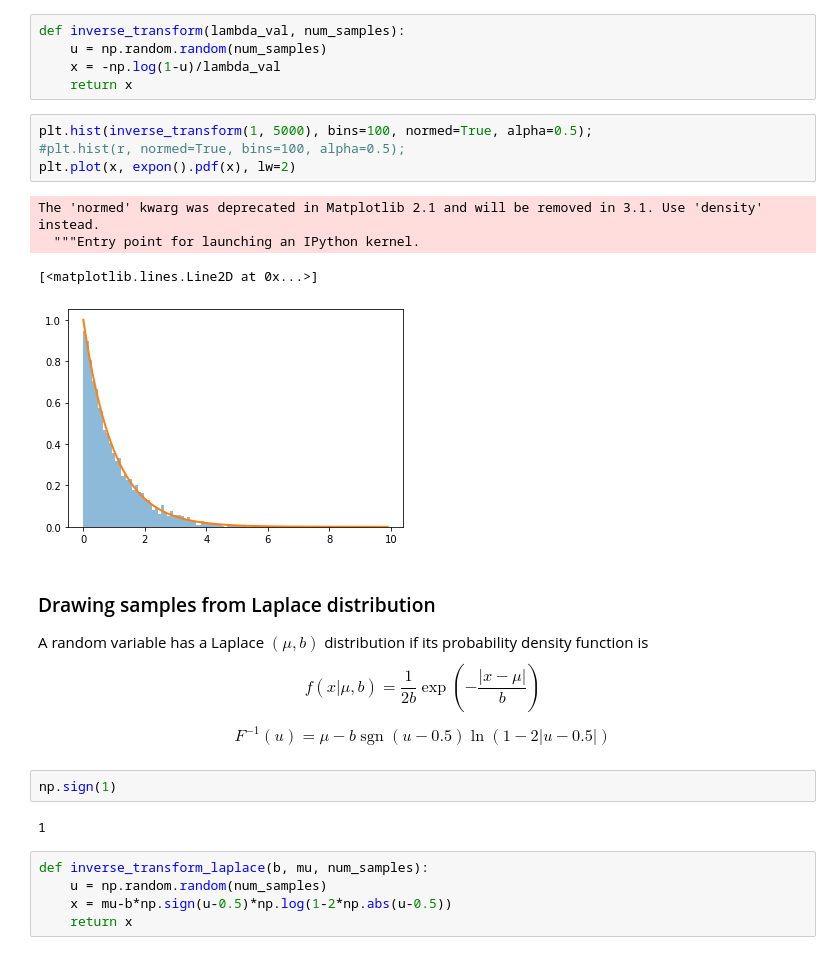
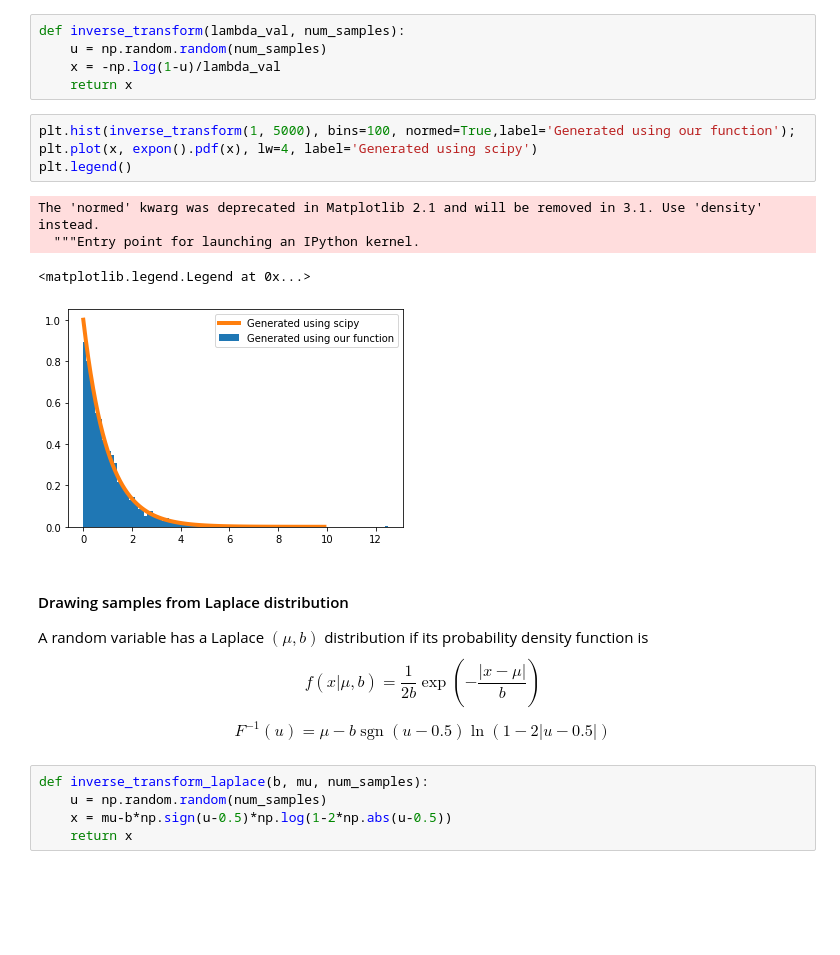
Before and after one commit to utsav4489/blog, a Jupyter notebook: _notebooks/2020-04-16-inverse-transform.ipynb, the cells around one changed output. Cells and saved outputs as stored; diff of their text form; blank space fills up the shorter version.

```diff
--- a/_notebooks/2020-04-16-inverse-transform.ipynb
+++ b/_notebooks/2020-04-16-inverse-transform.ipynb
@@ -108,16 +137,16 @@ def inverse_transform(lambda_val, num_samples):
     x = -np.log(1-u)/lambda_val
     return x
 # %%
-plt.hist(inverse_transform(1, 5000), bins=100, normed=True, alpha=0.5);
-#plt.hist(r, normed=True, bins=100, alpha=0.5);
-plt.plot(x, expon().pdf(x), lw=2)
+plt.hist(inverse_transform(1, 5000), bins=100, normed=True,label='Generated using our function');
+plt.plot(x, expon().pdf(x), lw=4, label='Generated using scipy')
+plt.legend()
 # %% [output]
 The 'normed' kwarg was deprecated in Matplotlib 2.1 and will be removed in 3.1. Use 'density' instead.
   """Entry point for launching an IPython kernel.
-[<matplotlib.lines.Line2D at 0x...>]
+<matplotlib.legend.Legend at 0x...>
-[figure, old version]
+[figure, new version]
 # %% [markdown]
-### Drawing samples from Laplace distribution
+#### Drawing samples from Laplace distribution
 
 A random variable has a Laplace $(\mu, b)$ distribution if its probability density function is
 $$
@@ -125,10 +154,6 @@ f(x | \mu, b)=\frac{1}{2 b} \exp \left(-\frac{|x-\mu|}{b}\right)
 $$
 
 $$F^{-1}(u)=\mu-b \operatorname{sgn}(u-0.5) \ln (1-2|u-0.5|)$$
-# %%
-np.sign(1)
-# %% [output]
-1
 # %%
 def inverse_transform_laplace(b, mu, num_samples):
     u = np.random.random(num_samples)
```
Also changed, not shown: parts of 11 cells of this notebook, 1 other file.
